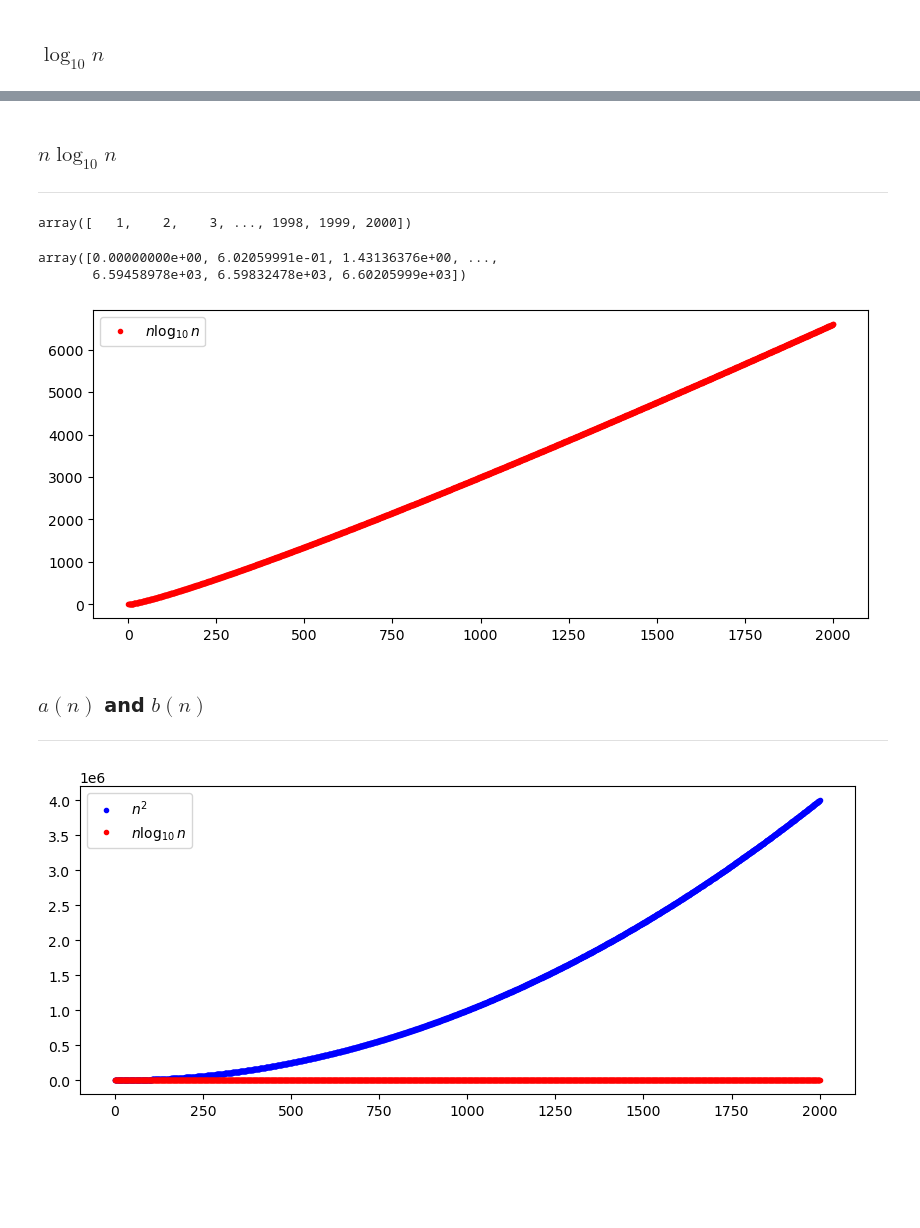
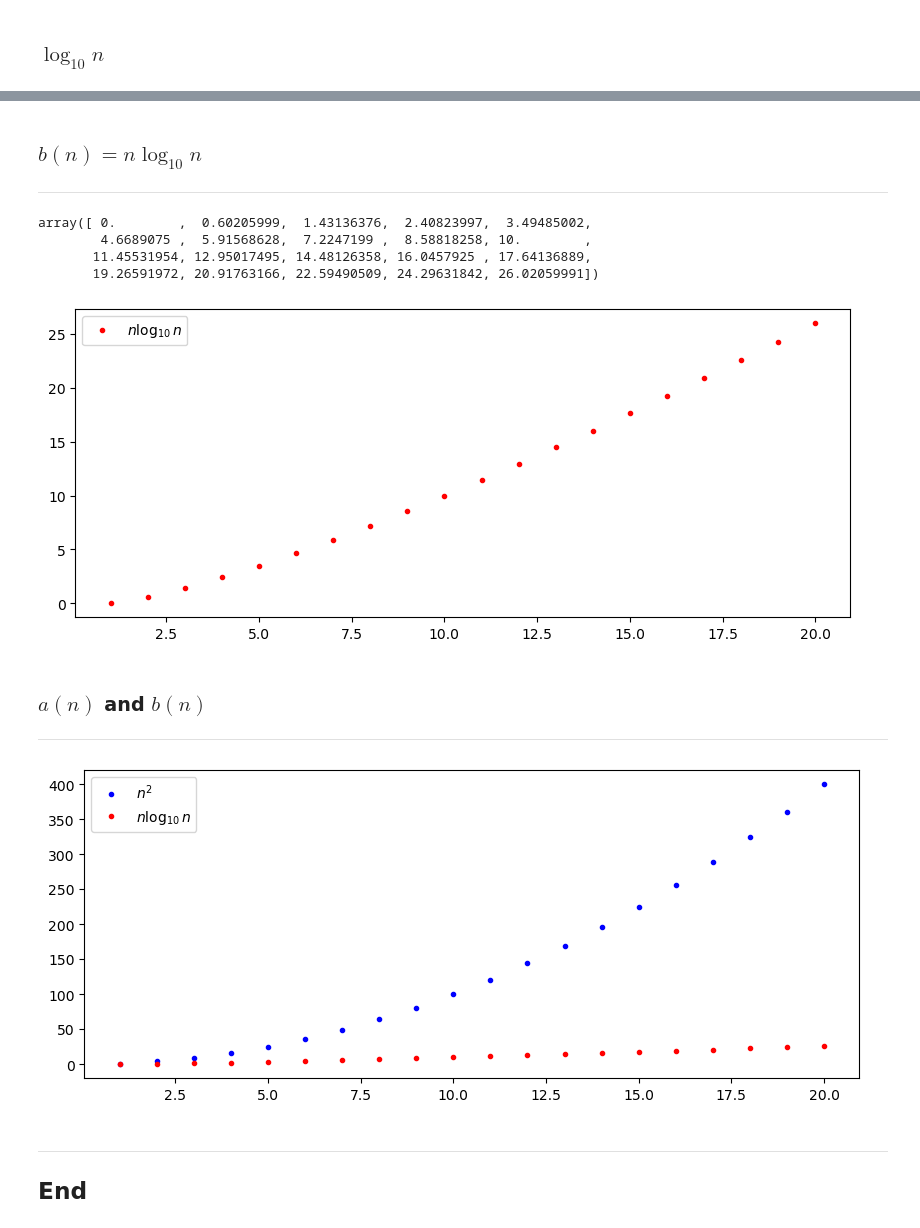
Before and after one commit to ianmcloughlin/notebooks, a Jupyter notebook: big_o.ipynb, the cells around one changed output, grey strips where cells are left out. Drawn from its saved outputs; the diff is of its cells as text; code cells hidden in the pictures; blank space fills up the shorter version.

```diff
--- a/big_o.ipynb
+++ b/big_o.ipynb
@@ -34,6 +45,0 @@ $b(n) = n \log n$
-# %%
-# Range of values for n.
-n = np.arange(1, 2001)
-
-# Show.
-n
@@ -42,7 +46,7 @@ array([   1,    2,    3, ..., 1998, 1999, 2000])
 # %%
 # a(n)
-a = n**2
+a = lambda n: n**2
 
 # Show.
-a
+a(n)
 # %% [output]
@@ -83,35 +90,29 @@ ax.legend();
 # %% [markdown]
-### $n \log_{10} n$
+### $b(n) = n \log_{10} n$
 
 ***
 # %%
-# Range of values for n.
-n = np.arange(1, 2001)
+# b(n)
+b = lambda n: n * np.log10(n)
 
 # Show.
-n
+b(n)
 # %% [output]
-array([   1,    2,    3, ..., 1998, 1999, 2000])
+array([ 0.        ,  0.60205999,  1.43136376,  2.40823997,  3.49485002,
+        4.6689075 ,  5.91568628,  7.2247199 ,  8.58818258, 10.        ,
+       11.45531954, 12.95017495, 14.48126358, 16.0457925 , 17.64136889,
+       19.26591972, 20.91763166, 22.59490509, 24.29631842, 26.02059991])
-# %%
-# b(n)
-b = n * np.log10(n)
-
-# Show.
-b
-# %% [output]
-array([0.00000000e+00, 6.02059991e-01, 1.43136376e+00, ...,
-       6.59458978e+03, 6.59832478e+03, 6.60205999e+03])
 # %%
 # Create a plot.
 fig, ax = plt.subplots(figsize=(10, 4))
 
 # Plot b(n).
-ax.plot(n, b, 'r.', label='$n \log_{10} n$')
+ax.plot(n, b(n), label='$n \log_{10} n$', color='red', marker='.', linestyle='None')
 
 # Legend.
 ax.legend();
 # %% [output]
-[figure, old version]
+[figure, new version]
 # %% [markdown]
 ### $a(n)$ and $b(n)$
 
@@ -119,14 +120,18 @@ ax.legend();
 # %%
 # Create a plot.
 fig, ax = plt.subplots(figsize=(10, 4))
 
 # Plot a(n).
-ax.plot(n, a, 'b.', label='$n^2$')
+ax.plot(n, a(n), label='$n^2$', color='blue', marker='.', linestyle='None')
 
 # Plot b(n).
-ax.plot(n, b, 'r.', label='$n \log_{10} n$')
+ax.plot(n, b(n), label='$n \log_{10} n$', color='red', marker='.', linestyle='None')
 
 # Legend.
 ax.legend();
 # %% [output]
-[figure, old version]
+[figure, new version]
+# %% [markdown]
+***
+
+## End
```
Also changed, not shown: parts of 8 cells of this notebook.
